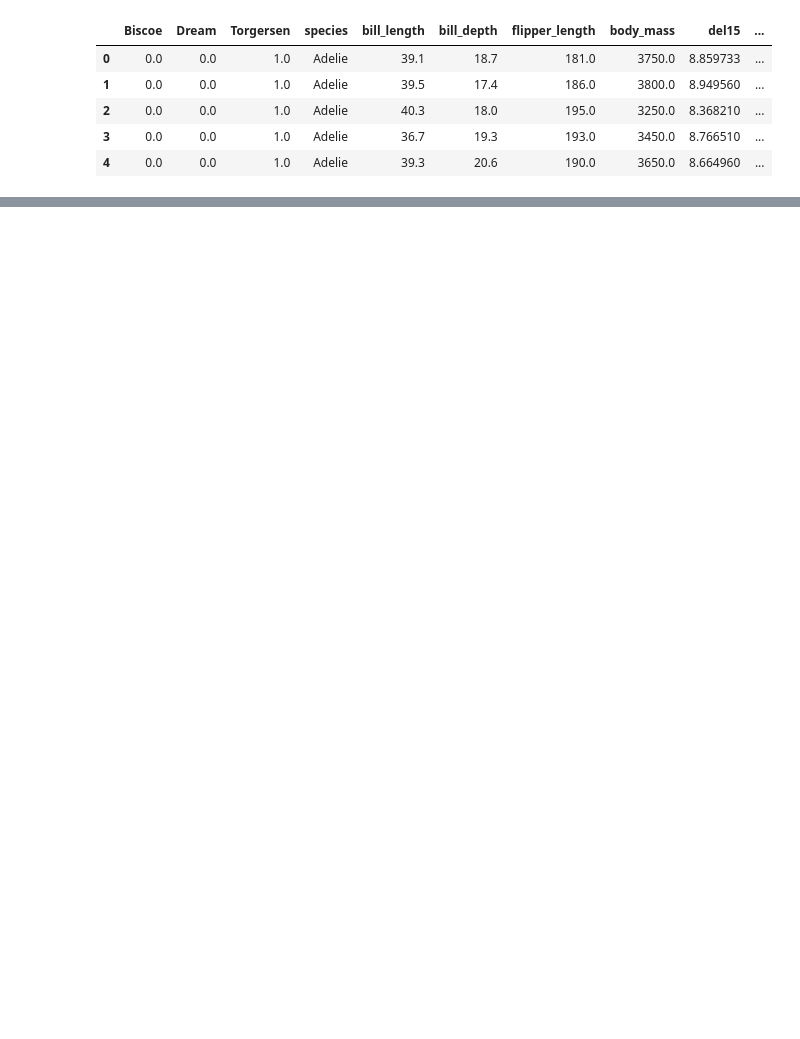
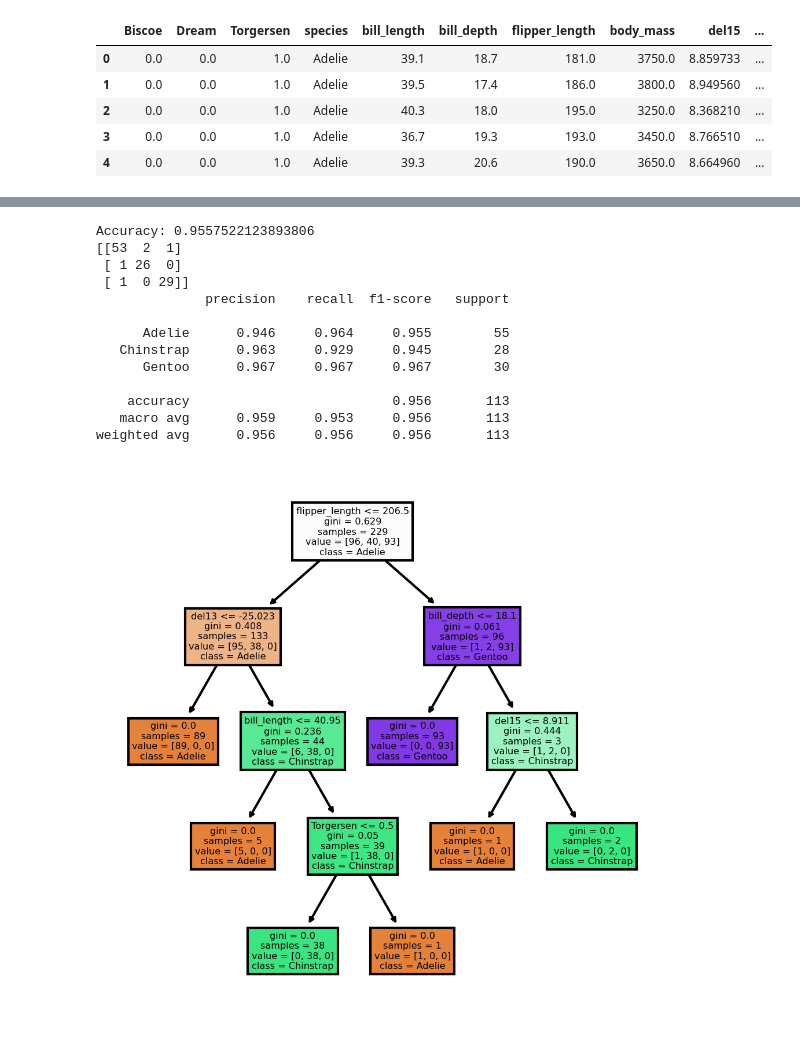
Before and after one commit to doanhat/Data-analysis-penguins, a Jupyter notebook: modeling/supervised learning/Bayes_+_Decision_Trees.ipynb, the cells around one changed output, grey strips where cells are left out. Cells and saved outputs as stored; diff of their text form; code cells hidden in the pictures; blank space fills up the shorter version.

```diff
--- a/modeling/supervised learning/Bayes_+_Decision_Trees.ipynb
+++ b/modeling/supervised learning/Bayes_+_Decision_Trees.ipynb
@@ -53,4 +69,48 @@ print(precision)
 # %%
 from sklearn.tree import DecisionTreeClassifier
 from sklearn.ensemble import RandomForestClassifier
+# %%
+from matplotlib import pyplot as plt
+from sklearn import tree
+
+fn=['Biscoe','Dream','Torgersen','bill_length', 'bill_depth', 'flipper_length', 'body_mass', 'del15', 'del13']
+cn=['Adelie', 'Chinstrap', 'Gentoo']
+
+clf = DecisionTreeClassifier()
+
+x = data.drop('species', axis=1)
+y = data['species']
+
+x_train, x_test, y_train, y_test = train_test_split(x, y, test_size = 0.33)
+# Train Decision Tree Classifer
+clf = clf.fit(x_train,y_train)
+
+#Predict the response for test dataset
+y_pred = clf.predict(x_test)
+
+fig, axes = plt.subplots(nrows = 1,ncols = 1,figsize = (4,4), dpi=300)
+tree.plot_tree(clf,
+               feature_names = fn,
+               class_names=cn,
+               filled = True);
+
+print("Accuracy:", accuracy_score(y_test, y_pred))
+
+print(confusion_matrix(y_pred, y_test))
+print(classification_report(y_test, y_pred, digits=3))
+# %% [output]
+Accuracy: 0.9557522123893806
+[[53  2  1]
+ [ 1 26  0]
+ [ 1  0 29]]
+              precision    recall  f1-score   support
+
+      Adelie      0.946     0.964     0.955        55
+   Chinstrap      0.963     0.929     0.945        28
+      Gentoo      0.967     0.967     0.967        30
+
+    accuracy                          0.956       113
+   macro avg      0.959     0.953     0.956       113
+weighted avg      0.956     0.956     0.956       113
+[figure, added]
 # %%
```
Also changed, not shown: parts of 9 cells of this notebook, 7 other files.
